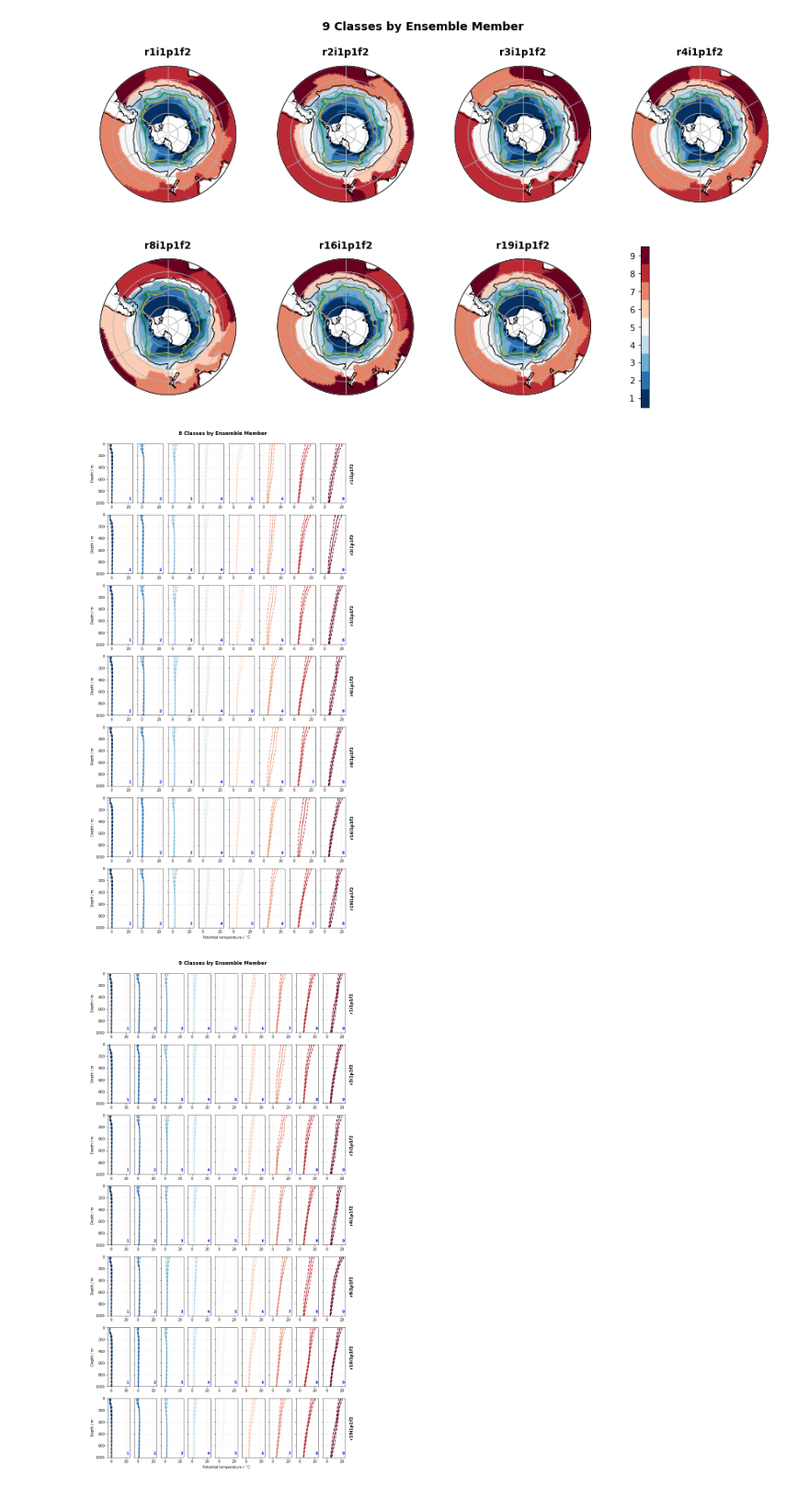
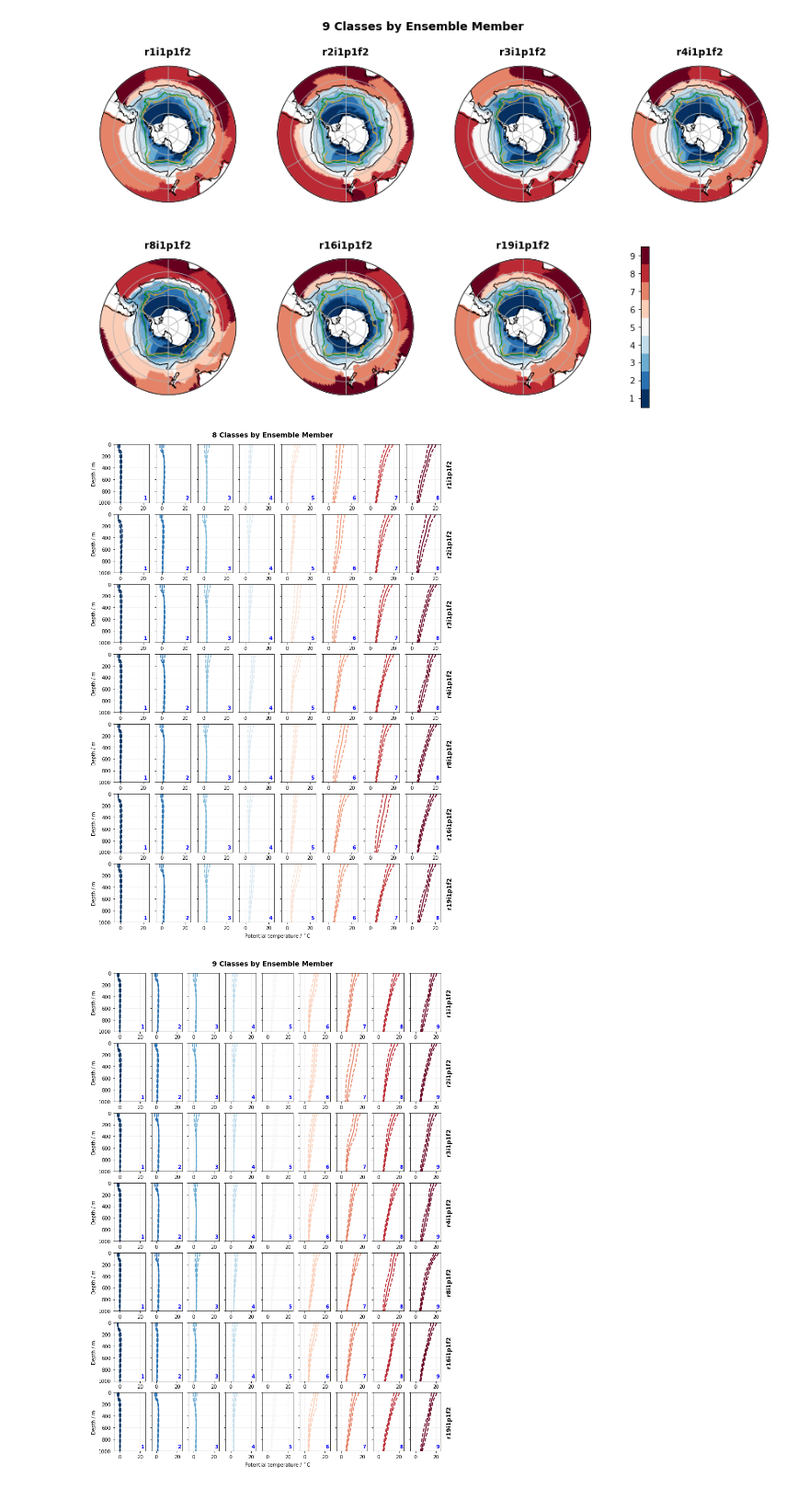
Before and after one commit to emmomp/OceanClusteringMethods, a Jupyter notebook: FiguresS1S2_all78classes.ipynb, the cells around one changed output. Shown at 92% size. Cells and saved outputs as stored; diff of their text form; code cells hidden in the pictures.

```diff
--- a/FiguresS1S2_all78classes.ipynb
+++ b/FiguresS1S2_all78classes.ipynb
@@ -86,7 +86,7 @@ for iin,nclass in enumerate(n_classes):
 # %%
 for iin,nclass in enumerate(n_classes):
 
-    fig=plt.figure(figsize=(12,25))
+    fig=plt.figure(figsize=(12,18))
     colormap = plt.get_cmap('RdBu_r', nclass)
     ip=1
 
@@ -102,32 +102,32 @@ for iin,nclass in enumerate(n_classes):
             ax=plt.subplot(nids,nclass,ip)
 
             if nn == nclass-1:
                 ax.annotate(m_id,xy=(1.15,0.5),xycoords=ax.transAxes,fontsize=12,fontweight='bold',\
                      rotation='vertical',va='center')
             ax.text(0.85,0.05,str(nn+1),fontweight='bold',fontsize=10,color='b',transform=ax.transAxes)
 
             ax.plot(ref_profiles[inds[nn]]['mean'],levs,color=colormap(nn),lw=2)
             ax.plot(ref_profiles[inds[nn]]['mean']+ref_profiles[inds[nn]]['std'],levs,linestyle='--',color=colormap(nn),lw=2)
             ax.plot(ref_profiles[inds[nn]]['mean']-ref_profiles[inds[nn]]['std'],levs,linestyle='--',color=colormap(nn),lw=2)
 
             ax.set_ylim([1000,0])
             ax.set_xlim(-5,25)
             ax.grid(alpha=0.2)
           # ax.set_xlabel('Temperature (°C)')
             if nn==0:
                 ax.set_ylabel('Depth / m')
             else:
                 ax.set_yticklabels('')
 
             ip+=1
 
     plt.suptitle('{} Classes by Ensemble Member'.format(nclass),fontsize=14,fontweight='bold',y=0.9)
 
     fig.add_subplot(111, frameon=False)
     plt.tick_params(labelcolor='none', which='both', top=False, bottom=False, left=False, right=False)
     plt.xlabel('Potential temperature / ${}^\circ$C')
 
     plt.savefig('figures/{}class_byensemble_profiles.pdf'.format(nclass),bbox_inches='tight')
 # %% [output]
-[figure, old version]
+[figure, new version]
-[figure, old version]
+[figure, new version]
```
Also changed, not shown: 5 other files.
